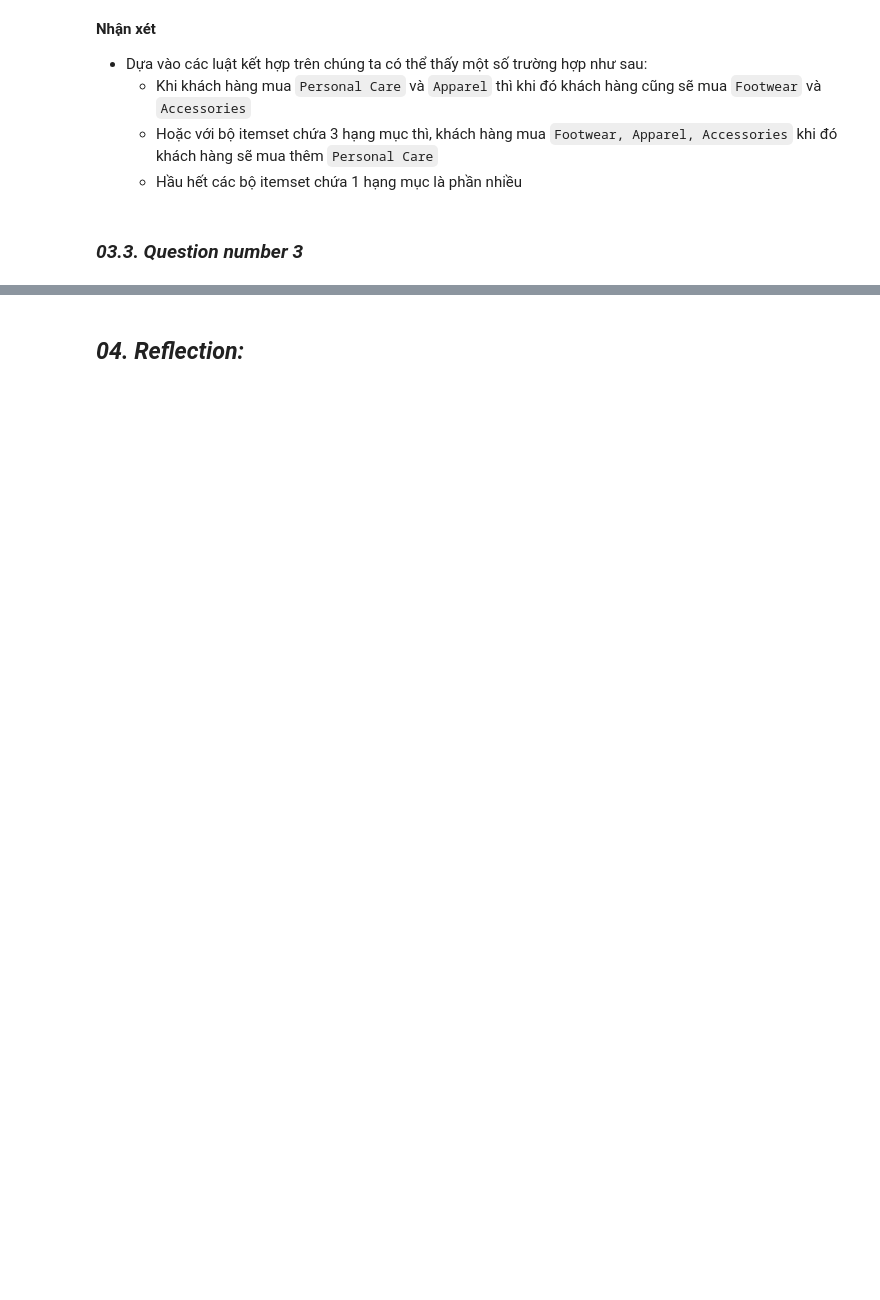
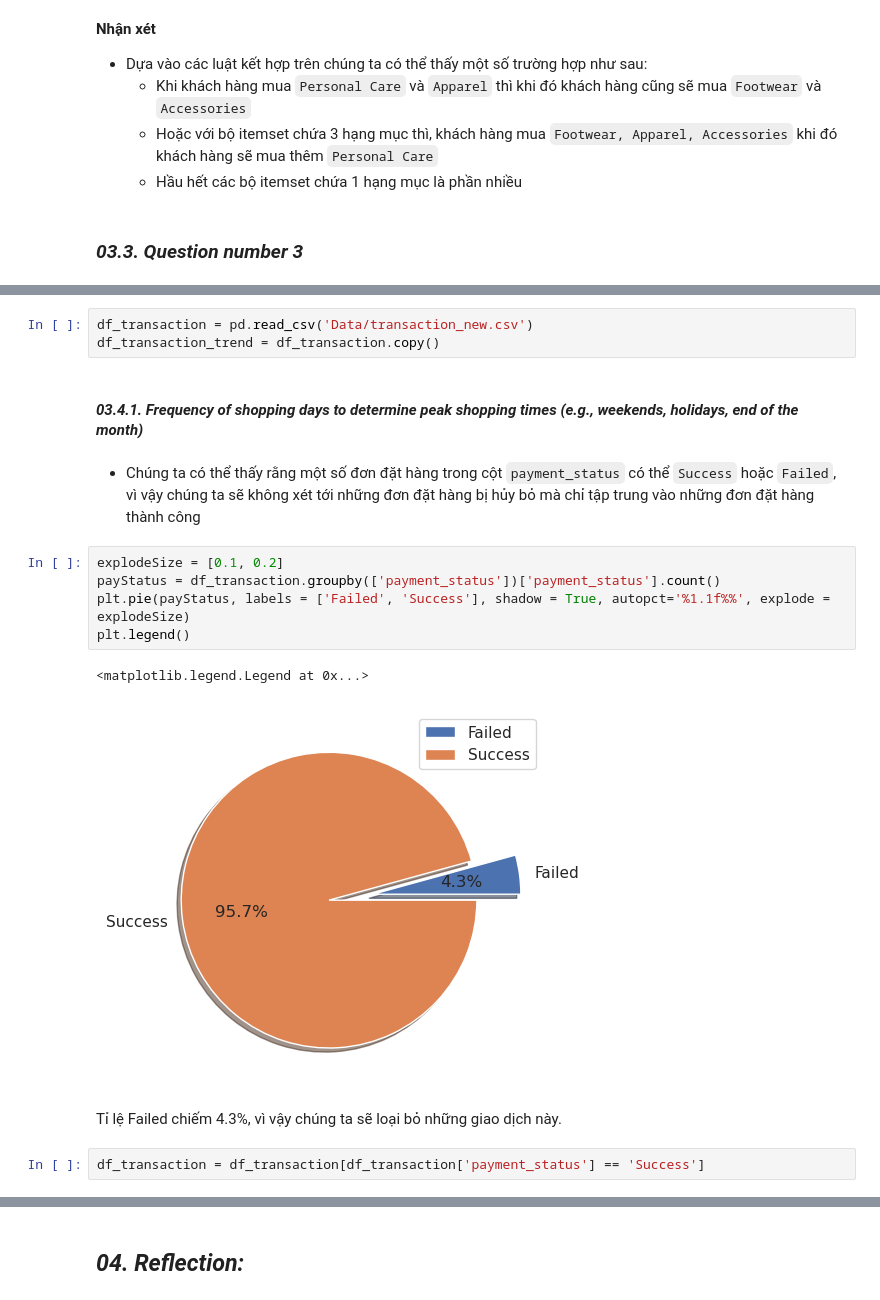
Before and after one commit to thanhanphan17/fashion-campus-dataset-analysis, a Jupyter notebook: [03]-Asking-Questions-and-Analyzing.ipynb, the cells around one changed output, grey strips where cells are left out. Saved outputs shown, nothing was run; the diff lists cells and outputs as text; blank space fills up the shorter version.

```diff
--- a/[03]-Asking-Questions-and-Analyzing.ipynb
+++ b/[03]-Asking-Questions-and-Analyzing.ipynb
@@ -356,0 +373,19 @@ plt.show()
+# %%
+df_transaction = pd.read_csv('Data/transaction_new.csv')
+df_transaction_trend = df_transaction.copy()
+# %% [markdown]
+#### **_03.4.1. Frequency of shopping days to determine peak shopping times (e.g., weekends, holidays, end of the month)_**
+# %% [markdown]
+- Chúng ta có thể thấy rằng một số đơn đặt hàng trong cột `payment_status` có thể `Success` hoặc `Failed`, vì vậy chúng ta sẽ không xét tới những đơn đặt hàng bị hủy bỏ mà chỉ tập trung vào những đơn đặt hàng thành công
+# %%
+explodeSize = [0.1, 0.2]
+payStatus = df_transaction.groupby(['payment_status'])['payment_status'].count()
+plt.pie(payStatus, labels = ['Failed', 'Success'], shadow = True, autopct='%1.1f%%', explode = explodeSize)
+plt.legend()
+# %% [output]
+<matplotlib.legend.Legend at 0x...>
+[figure, added]
+# %% [markdown]
+Tỉ lệ Failed chiếm 4.3%, vì vậy chúng ta sẽ loại bỏ những giao dịch này.
+# %%
+df_transaction = df_transaction[df_transaction['payment_status'] == 'Success']
```
Also changed, not shown: parts of 45 cells of this notebook.
